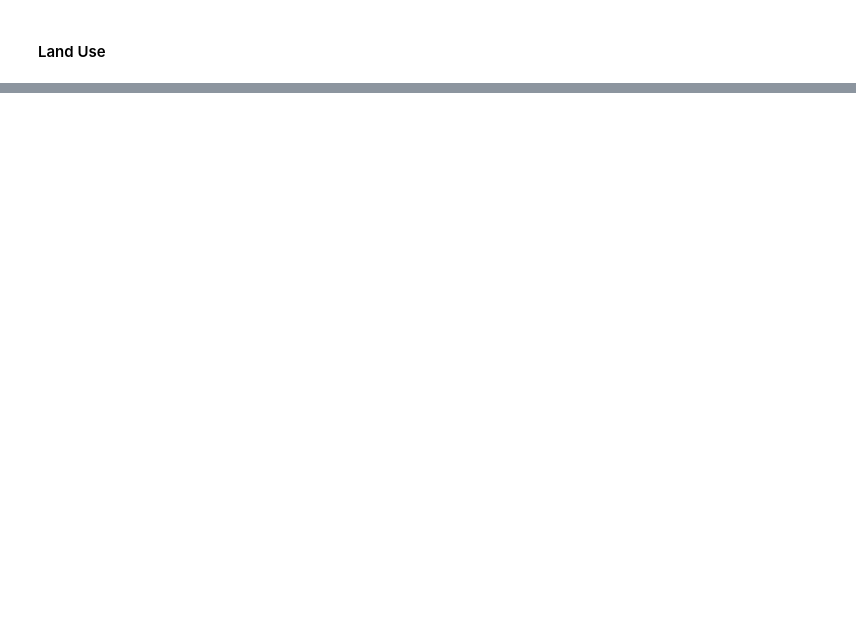
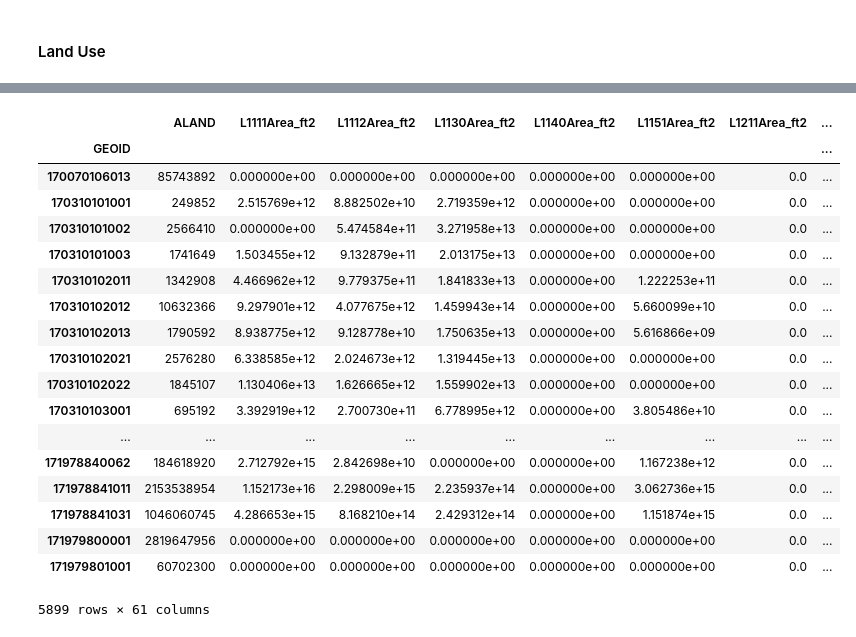
Before and after one commit to ual/ual_model_workspace, a Jupyter notebook: spring-2019-models/notebooks-amelia/urbansim to polaris data.ipynb, the cells around one changed output, grey strips where cells are left out. Drawn from its saved outputs; the diff is of its cells as text; code cells hidden in the pictures; blank space fills up the shorter version.

Commit message:
have land use files and area of each use by block group

```diff
--- a/spring-2019-models/notebooks-amelia/urbansim to polaris data.ipynb
+++ b/spring-2019-models/notebooks-amelia/urbansim to polaris data.ipynb
@@ -332,0 +322,6 @@ array(['031', '197', '089', '097', '111', '043', '063', '093'],
+# %%
+blk_grp_shpfile = gp.read_file("tl_2017_17_bg/tl_2017_17_bg.shp")
+land_area = blk_grp_shpfile[["GEOID", "ALAND"]]
+land_area["GEOID"] = land_area["GEOID"].astype(str)
+
+land_area.head()
@@ -332,0 +340,8 @@ array(['031', '197', '089', '097', '111', '043', '063', '093'],
+# %%
+land_use = pd.read_csv('Chicago_block_LandUse.csv') #land use file is at the block level, we want the block group level
+
+land_use["GEOID"] = land_use["GEOID"].astype(str)
+land_use["GEOID"] = land_use["GEOID"].str[:12] #take the first 11 digits of the FIPS to get the block group
+land_use.drop(['Unnamed: 0','Unnamed: 2', 'propAreaCheck'], axis=1, inplace=True)
+
+land_use.head()
@@ -332,0 +356,3 @@ array(['031', '197', '089', '097', '111', '043', '063', '093'],
+# %%
+land_use_area = pd.merge(land_use, land_area, how='inner', left_on='GEOID', right_on='GEOID')
+land_use_area.head()
@@ -332,0 +367,35 @@ array(['031', '197', '089', '097', '111', '043', '063', '093'],
+# %%
+lu_types = ['L1111', 'L1112', 'L1130', 'L1140', 'L1151', 'L1211', 'L1212',
+       'L1214', 'L1215', 'L1216', 'L1220', 'L1240', 'L1250', 'L1310', 'L1321',
+       'L1322', 'L1330', 'L1340', 'L1350', 'L1360', 'L1370', 'L1380', 'L1410',
+       'L1420', 'L1431', 'L1432', 'L1433', 'L1450', 'L1511', 'L1512', 'L1520',
+       'L1530', 'L1540', 'L1550', 'L1561', 'L1562', 'L1563', 'L1564', 'L1565',
+       'L1570', 'L2000', 'L3100', 'L3200', 'L3300', 'L3400', 'L3500', 'L4110',
+       'L4120', 'L4130', 'L4140', 'L4210', 'L4220', 'L4230', 'L4240', 'L5000',
+       'L6100', 'L6200', 'L6300', 'L6400', 'L9999']
+#27880000 square feet in a square mile
+for lu in lu_types:
+    land_use_area[lu+"Area_ft2"] = land_use_area["ALAND"]*land_use_area[lu]*27880000
+    land_use_area.drop(lu,axis=1, inplace=True)
+# %%
+land_use_area.groupby(["GEOID"]).sum()
+# %% [output]
+|  | ALAND | L1111Area_ft2 | L1112Area_ft2 | L1130Area_ft2 | L1140Area_ft2 | L1151Area_ft2 | L1211Area_ft2 | ... |
+| GEOID |  |  |  |  |  |  |  | ... |
+| 170070106013 | 85743892 | 0.000000e+00 | 0.000000e+00 | 0.000000e+00 | 0.000000e+00 | 0.000000e+00 | 0.0 | ... |
+| 170310101001 | 249852 | 2.515769e+12 | 8.882502e+10 | 2.719359e+12 | 0.000000e+00 | 0.000000e+00 | 0.0 | ... |
+| 170310101002 | 2566410 | 0.000000e+00 | 5.474584e+11 | 3.271958e+13 | 0.000000e+00 | 0.000000e+00 | 0.0 | ... |
+| 170310101003 | 1741649 | 1.503455e+12 | 9.132879e+11 | 2.013175e+13 | 0.000000e+00 | 0.000000e+00 | 0.0 | ... |
+| 170310102011 | 1342908 | 4.466962e+12 | 9.779375e+11 | 1.841833e+13 | 0.000000e+00 | 1.222253e+11 | 0.0 | ... |
+| 170310102012 | 10632366 | 9.297901e+12 | 4.077675e+12 | 1.459943e+14 | 0.000000e+00 | 5.660099e+10 | 0.0 | ... |
+| 170310102013 | 1790592 | 8.938775e+12 | 9.128778e+10 | 1.750635e+13 | 0.000000e+00 | 5.616866e+09 | 0.0 | ... |
+| 170310102021 | 2576280 | 6.338585e+12 | 2.024673e+12 | 1.319445e+13 | 0.000000e+00 | 0.000000e+00 | 0.0 | ... |
+| 170310102022 | 1845107 | 1.130406e+13 | 1.626665e+12 | 1.559902e+13 | 0.000000e+00 | 0.000000e+00 | 0.0 | ... |
+| 170310103001 | 695192 | 3.392919e+12 | 2.700730e+11 | 6.778995e+12 | 0.000000e+00 | 3.805486e+10 | 0.0 | ... |
+| ... | ... | ... | ... | ... | ... | ... | ... | ... |
+| 171978840062 | 184618920 | 2.712792e+15 | 2.842698e+10 | 0.000000e+00 | 0.000000e+00 | 1.167238e+12 | 0.0 | ... |
+| 171978841011 | 2153538954 | 1.152173e+16 | 2.298009e+15 | 2.235937e+14 | 0.000000e+00 | 3.062736e+15 | 0.0 | ... |
+| 171978841031 | 1046060745 | 4.286653e+15 | 8.168210e+14 | 2.429312e+14 | 0.000000e+00 | 1.151874e+15 | 0.0 | ... |
+| 171979800001 | 2819647956 | 0.000000e+00 | 0.000000e+00 | 0.000000e+00 | 0.000000e+00 | 0.000000e+00 | 0.0 | ... |
+| 171979801001 | 60702300 | 0.000000e+00 | 0.000000e+00 | 0.000000e+00 | 0.000000e+00 | 0.000000e+00 | 0.0 | ... |
+5899 rows × 61 columns
```
Also changed, not shown: parts of 11 cells of this notebook.
